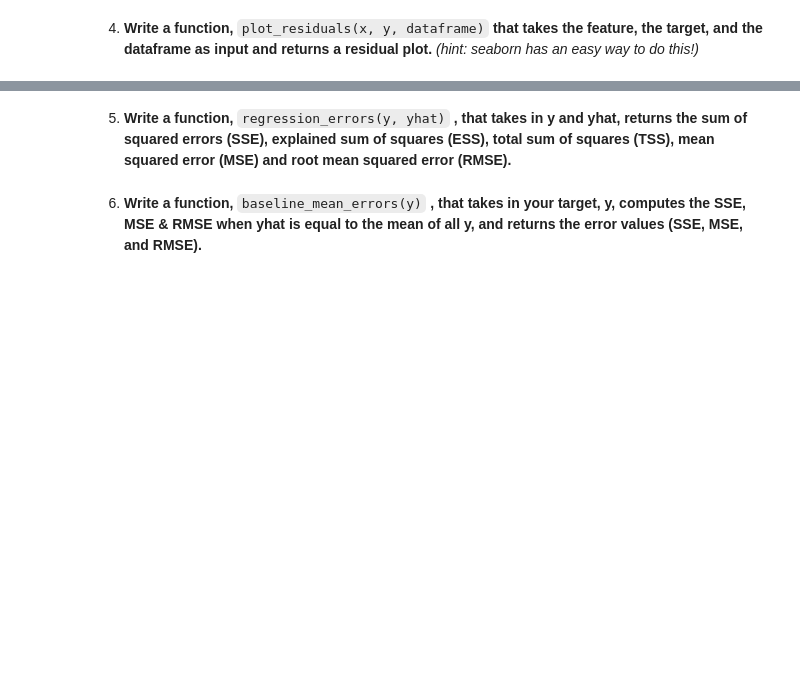
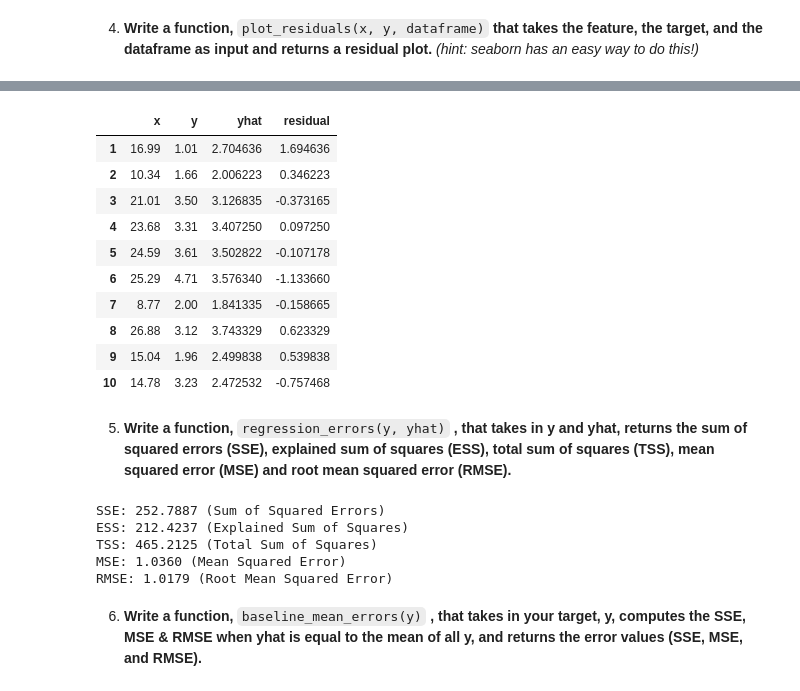
Before and after one commit to kjeliasen/ds-methodologies-exercises, a Jupyter notebook: regression/Evaluate_demo.ipynb, the cells around one changed output, grey strips where cells are left out. Drawn from its saved outputs; the diff is of its cells as text; code cells hidden in the pictures; blank space fills up the shorter version.

```diff
--- a/regression/Evaluate_demo.ipynb
+++ b/regression/Evaluate_demo.ipynb
@@ -36,3 +116,20 @@ warnings.filterwarnings('ignore')
+# %%
+# compute residuals
+df['residual'] = df['yhat'] - df['y']
+# %%
+df.head(10)
+# %% [output]
+|  | x | y | yhat | residual |
+| 1 | 16.99 | 1.01 | 2.704636 | 1.694636 |
+| 2 | 10.34 | 1.66 | 2.006223 | 0.346223 |
+| 3 | 21.01 | 3.50 | 3.126835 | -0.373165 |
+| 4 | 23.68 | 3.31 | 3.407250 | 0.097250 |
+| 5 | 24.59 | 3.61 | 3.502822 | -0.107178 |
+| 6 | 25.29 | 4.71 | 3.576340 | -1.133660 |
+| 7 | 8.77 | 2.00 | 1.841335 | -0.158665 |
+| 8 | 26.88 | 3.12 | 3.743329 | 0.623329 |
+| 9 | 15.04 | 1.96 | 2.499838 | 0.539838 |
+| 10 | 14.78 | 3.23 | 2.472532 | -0.757468 |
 # %% [markdown]
 5. **Write a function,**
 `regression_errors(y, yhat)`
@@ -40,3 +149,16 @@ warnings.filterwarnings('ignore')
+# %%
+sse, ess, tss, mse, rmse = regression_errors(df.y, df.yhat)
+print(f'SSE: {sse:.4f} (Sum of Squared Errors)')
+print(f'ESS: {ess:.4f} (Explained Sum of Squares)')
+print(f'TSS: {tss:.4f} (Total Sum of Squares)')
+print(f'MSE: {mse:.4f} (Mean Squared Error)')
+print(f'RMSE: {rmse:.4f} (Root Mean Squared Error)')
+# %% [output]
+SSE: 252.7887 (Sum of Squared Errors)
+ESS: 212.4237 (Explained Sum of Squares)
+TSS: 465.2125 (Total Sum of Squares)
+MSE: 1.0360 (Mean Squared Error)
+RMSE: 1.0179 (Root Mean Squared Error)
 # %% [markdown]
 6. **Write a function,**
 `baseline_mean_errors(y)`
```
Also changed, not shown: parts of 13 cells of this notebook, 3 other files.
